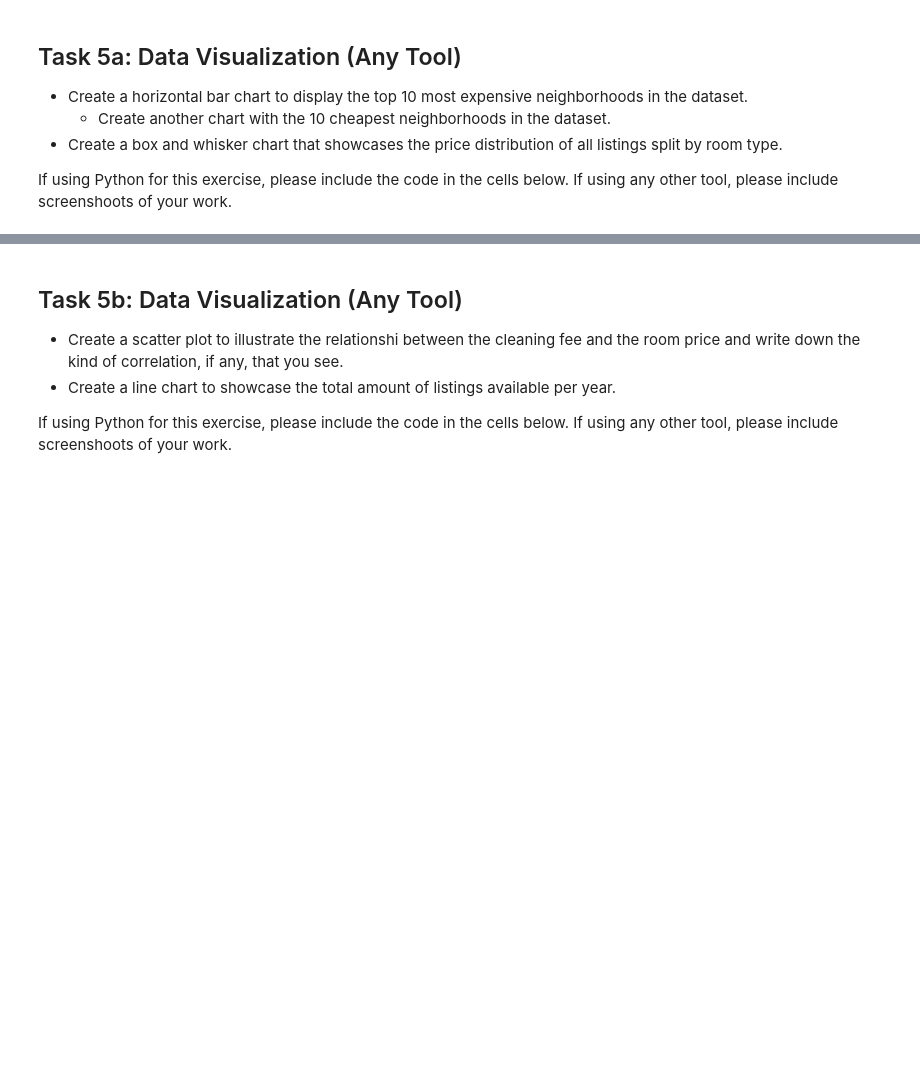
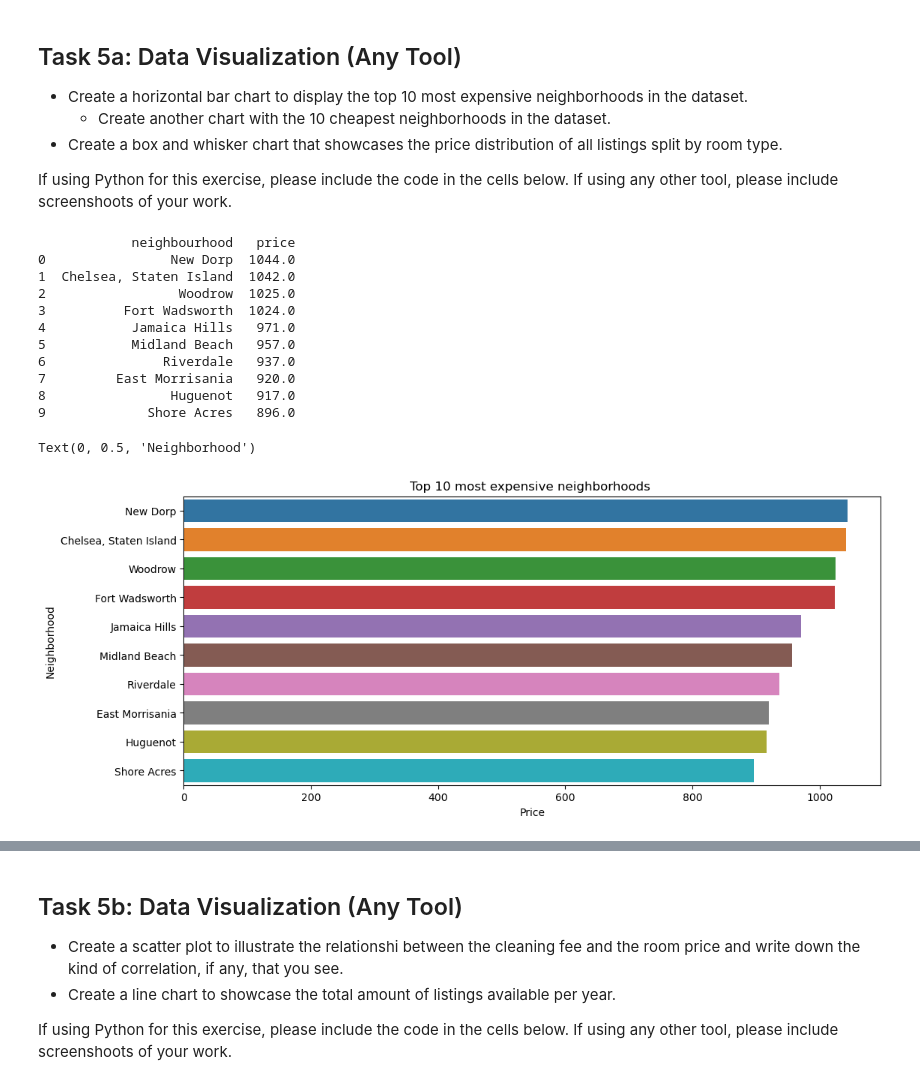
Before and after one commit to bimbo-22/data-science, a Jupyter notebook: data-capstone-project-3/Capstone_Project_English.ipynb, the cells around one changed output, grey strips where cells are left out. Cells and saved outputs as stored; diff of their text form; code cells hidden in the pictures; blank space fills up the shorter version.

```diff
--- a/data-capstone-project-3/Capstone_Project_English.ipynb
+++ b/data-capstone-project-3/Capstone_Project_English.ipynb
@@ -71,10 +198,16 @@ If using Python for this exercise, please include the code in the cells below. I
 If using Python for this exercise, please include the code in the cells below. If using any other tool, please include screenshoots of your work.
 # %%
 ## Rename the column.
+airData.rename(columns = {"availability 365":"days_booked"}, inplace = True)
 # %%
 ## Convert all column names to lowercase and replace the spaces with an underscore "_"
+airData.rename(columns=lambda x: x.lower().replace(' ', '_'), inplace=True)
 # %%
 ## Remove the dollar sign and comma from the columns. If necessary, convert these two columns to the appropriate data type.
+# and as i replace the data type to float i need to fill the value with 0
+airData['price'] = airData['price'].str.replace('$', '', regex=False).str.replace(',', '').str.replace('unknown', '0').astype(float)
+
+airData['service_fee'] =airData['service_fee'].str.replace('$', '', regex=False).str.replace(',', '').str.replace('unknown', '0').astype(float)
 # %% [markdown]
 ### Task 4: Exploratory Data Analysis (Any Tool)
 
@@ -90,2 +260,8 @@ If using Python for this exercise, please include the code in the cells below. I
 # %%
 ## List the prices by neighborhood group and also mention which is the most expensive neighborhood group for rentals
+print(airData["neighbourhood_group"].value_counts().index.to_list())
+
+airData['neighbourhood_group'] = airData['neighbourhood_group'].replace('manhatan', 'Manhattan')
+airData['neighbourhood_group'] = airData['neighbourhood_group'].replace('brookln', 'Brooklyn')
+
+print(airData.groupby("neighbourhood_group")["price"].median().sort_values(ascending=False))
@@ -97,3 +283,26 @@ If using Python for this exercise, please include the code in the cells below. I
 - Create a box and whisker chart that showcases the price distribution of all listings split by room type.
 
 If using Python for this exercise, please include the code in the cells below. If using any other tool, please include screenshoots of your work.
+# %%
+top_10_exp = airData.groupby("neighbourhood")["price"].median().nlargest(10).reset_index()
+print(top_10_exp)
+
+plt.figure(figsize = (12,5))
+sns.barplot(top_10_exp,y="neighbourhood",x="price")
+plt.title("Top 10 most expensive neighborhoods ")
+plt.xlabel("Price")
+plt.ylabel("Neighborhood")
+# %% [output]
+            neighbourhood   price
+0                New Dorp  1044.0
+1  Chelsea, Staten Island  1042.0
+2                 Woodrow  1025.0
+3          Fort Wadsworth  1024.0
+4           Jamaica Hills   971.0
+5           Midland Beach   957.0
+6               Riverdale   937.0
+7         East Morrisania   920.0
+8                Huguenot   917.0
+9             Shore Acres   896.0
+Text(0, 0.5, 'Neighborhood')
+[figure, added]
```
Also changed, not shown: parts of 30 cells of this notebook, 9 other files.
